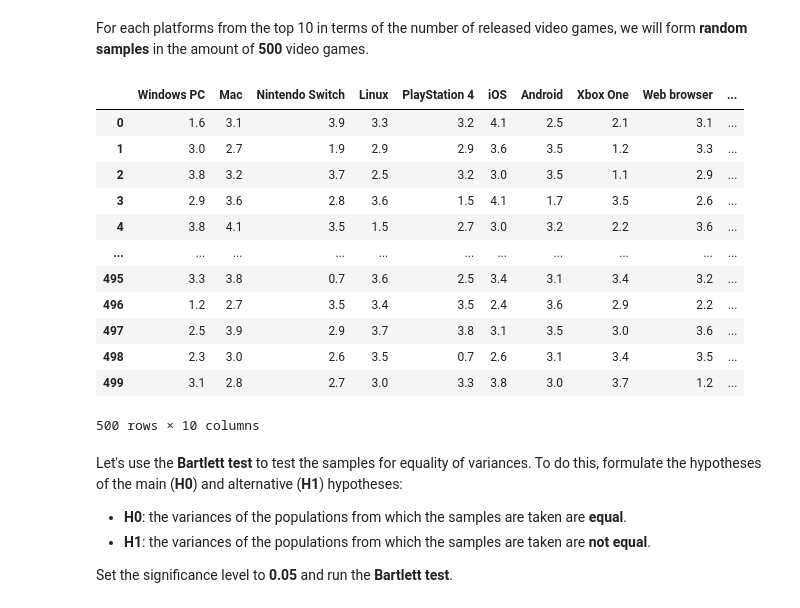
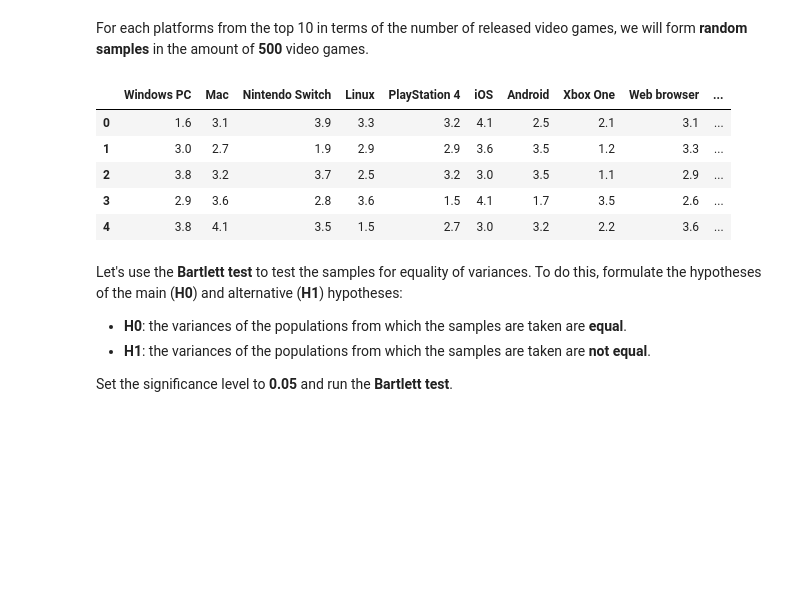
Before and after one commit to GSimonX37/video-games, a Jupyter notebook: notebooks/backloggd_sda.ipynb, the cells around one changed output. Cells and saved outputs as stored; diff of their text form; code cells hidden in the pictures; blank space fills up the shorter version.

```diff
--- a/notebooks/backloggd_sda.ipynb
+++ b/notebooks/backloggd_sda.ipynb
@@ -228,7 +228,8 @@ For each genre from the top 10 in terms of the number of released video games, w
 data, samples = df[df["category"] == "main"].explode('genres'), pd.DataFrame(index=range(500))
 
 for genre in data.loc[:, "genres"].value_counts().iloc[:10].index:
-    row = data.loc[(data["genres"] == genre) & (data["rating"].notna()), "rating"].sample(500, random_state=100, ignore_index=True)
+    row = (data.loc[(data["genres"] == genre) & (data["rating"].notna()), "rating"]
+           .sample(500, random_state=100, ignore_index=True))
     samples = samples.join(pd.DataFrame({genre: row}), how='inner')
 # %% [markdown]
 Let's use the **Bartlett test** to test the samples for equality of variances. To do this, formulate the hypotheses of the main (**H0**) and alternative (**H1**) hypotheses:
@@ -399,9 +397,11 @@ The p-value level is **0.26**. This means that **cannot reject** the **H0** hypo
 data, samples = df[df["category"] == "main"].explode('developers'), pd.DataFrame(index=range(150))
 
 for developer in data.loc[~data["indie"], "developers"].value_counts().iloc[:10].index:
-    row = data.loc[(data["rating"].notna()) & (data["developers"] == developer), "rating"].sample(150, random_state=100, ignore_index=True)
+    row = (data.loc[(data["rating"].notna()) & (data["developers"] == developer), "rating"]
+           .sample(150, random_state=100, ignore_index=True))
     samples = samples.join(pd.DataFrame({developer: row}), how='inner')
-samples
+
+samples.head()
 # %% [output]
 |  | Nintendo | Konami | Sega | Electronic Arts | Capcom | Activision | Sony Computer Entertainment | Square Enix | ... |
 | 0 | 3.5 | 3.4 | 1.4 | 3.5 | 3.8 | 3.2 | 1.2 | 2.2 | ... |
@@ -543,24 +541,19 @@ For each platforms from the top 10 in terms of the number of released video game
 # %%
 data, samples = df.explode('platforms'), pd.DataFrame(index=range(500))
 
 for platform in data.loc[data["category"] == "main", "platforms"].value_counts().iloc[:10].index:
-    row = data.loc[(data["category"] == "main") & (data["platforms"] == platform) & (data["rating"].notna()), "rating"].sample(500, random_state=100, ignore_index=True)
+    row = (data.loc[(data["category"] == "main") & (data["platforms"] == platform) & (data["rating"].notna()), "rating"]
+           .sample(500, random_state=100, ignore_index=True))
     samples = samples.join(pd.DataFrame({platform: row}), how='inner')
-samples
+
+samples.head()
 # %% [output]
 |  | Windows PC | Mac | Nintendo Switch | Linux | PlayStation 4 | iOS | Android | Xbox One | Web browser | ... |
 | 0 | 1.6 | 3.1 | 3.9 | 3.3 | 3.2 | 4.1 | 2.5 | 2.1 | 3.1 | ... |
 | 1 | 3.0 | 2.7 | 1.9 | 2.9 | 2.9 | 3.6 | 3.5 | 1.2 | 3.3 | ... |
 | 2 | 3.8 | 3.2 | 3.7 | 2.5 | 3.2 | 3.0 | 3.5 | 1.1 | 2.9 | ... |
 | 3 | 2.9 | 3.6 | 2.8 | 3.6 | 1.5 | 4.1 | 1.7 | 3.5 | 2.6 | ... |
 | 4 | 3.8 | 4.1 | 3.5 | 1.5 | 2.7 | 3.0 | 3.2 | 2.2 | 3.6 | ... |
-| ... | ... | ... | ... | ... | ... | ... | ... | ... | ... | ... |
-| 495 | 3.3 | 3.8 | 0.7 | 3.6 | 2.5 | 3.4 | 3.1 | 3.4 | 3.2 | ... |
-| 496 | 1.2 | 2.7 | 3.5 | 3.4 | 3.5 | 2.4 | 3.6 | 2.9 | 2.2 | ... |
-| 497 | 2.5 | 3.9 | 2.9 | 3.7 | 3.8 | 3.1 | 3.5 | 3.0 | 3.6 | ... |
-| 498 | 2.3 | 3.0 | 2.6 | 3.5 | 0.7 | 2.6 | 3.1 | 3.4 | 3.5 | ... |
-| 499 | 3.1 | 2.8 | 2.7 | 3.0 | 3.3 | 3.8 | 3.0 | 3.7 | 1.2 | ... |
-500 rows × 10 columns
 # %% [markdown]
 Let's use the **Bartlett test** to test the samples for equality of variances. To do this, formulate the hypotheses of the main (**H0**) and alternative (**H1**) hypotheses:
 - **H0**: the variances of the populations from which the samples are taken are **equal**.
```
Also changed, not shown: parts of 9 cells of this notebook.
